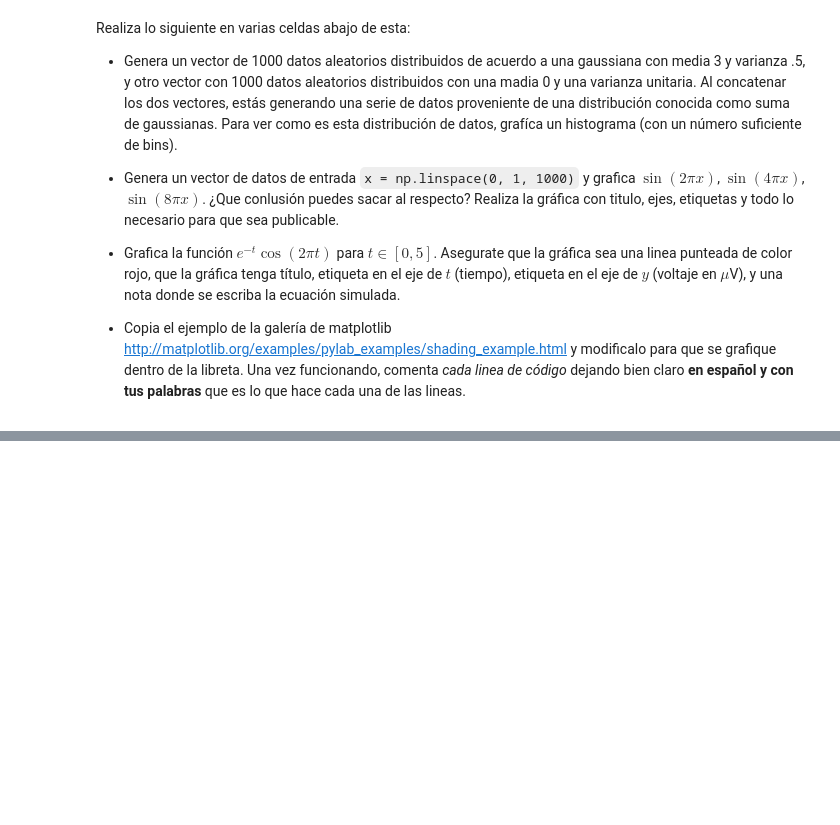
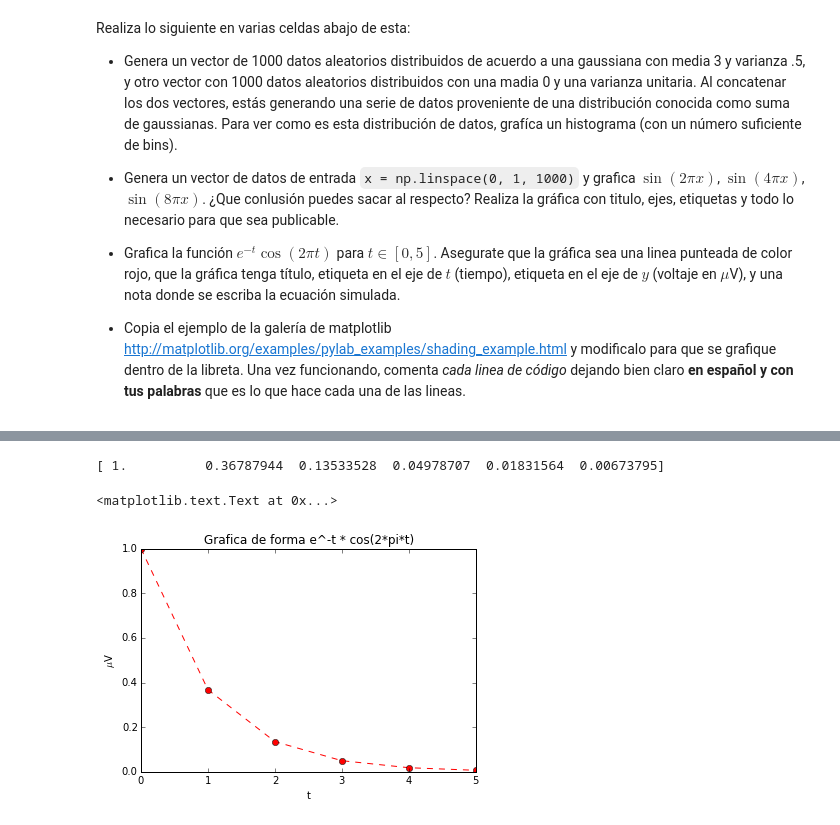
Before and after one commit to juliowaissman/libretasRdP, a Jupyter notebook: intro_numpy/Introducción a Numpy y Matplotlib.ipynb, the cells around one changed output, grey strips where cells are left out. Saved outputs shown, nothing was run; the diff lists cells and outputs as text; code cells hidden in the pictures; blank space fills up the shorter version.

```diff
--- a/intro_numpy/Introducción a Numpy y Matplotlib.ipynb
+++ b/intro_numpy/Introducción a Numpy y Matplotlib.ipynb
@@ -487,0 +627,14 @@ Realiza lo siguiente en varias celdas abajo de esta:
+# %%
+x = np.array([0,1,2,3,4,5])
+
+y = np.exp(-x)*np.cos(2*np.pi*x)
+print y
+plt.clf()
+plt.plot(y,'ro--')
+plt.title("Grafica de forma e^-t * cos(2*pi*t)")
+plt.xlabel("t")
+plt.ylabel("$\mu$V")
+# %% [output]
+[ 1.          0.36787944  0.13533528  0.04978707  0.01831564  0.00673795]
+<matplotlib.text.Text at 0x...>
+[figure, added]
```
Also changed, not shown: parts of 14 cells of this notebook.
